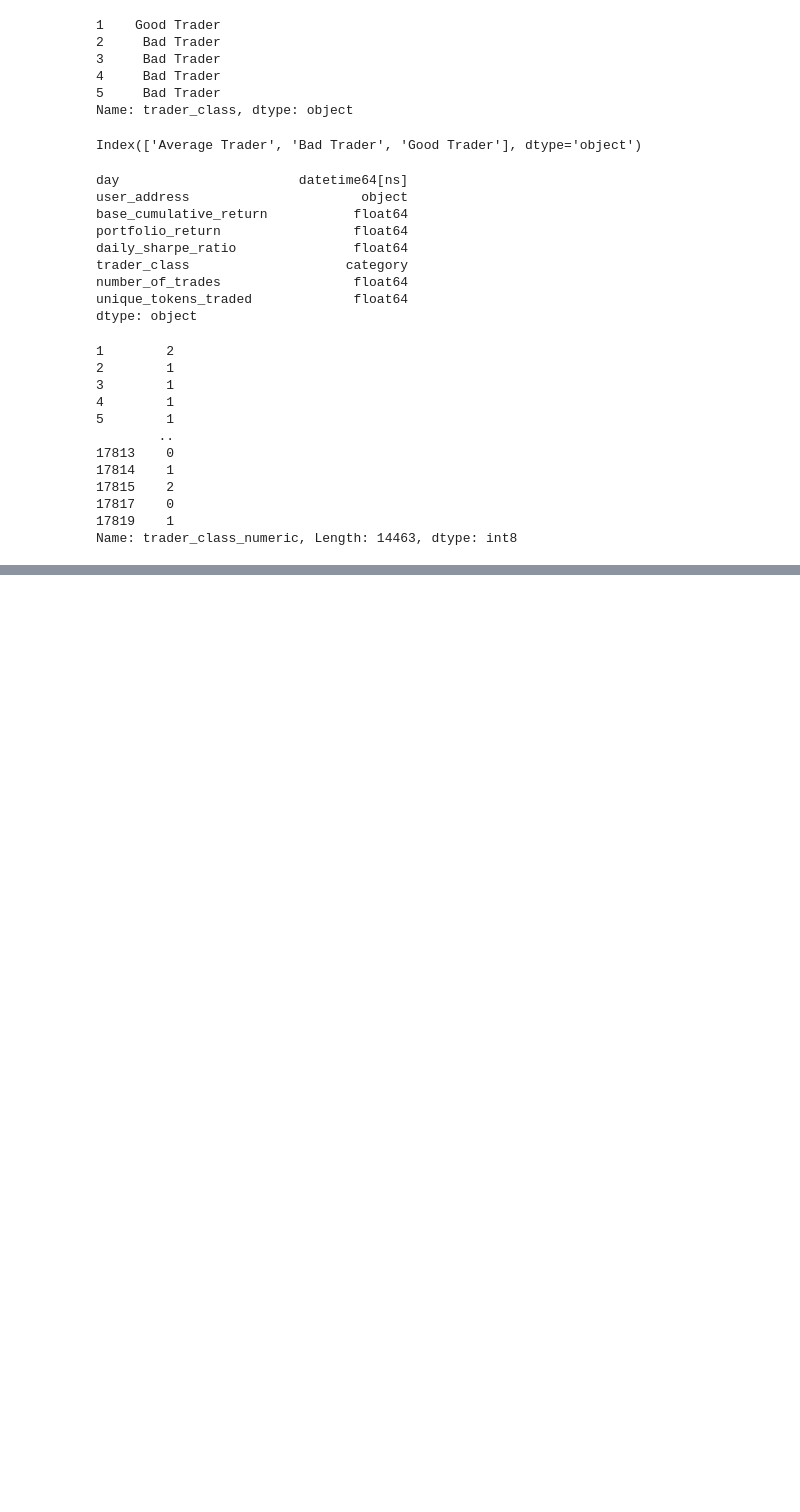
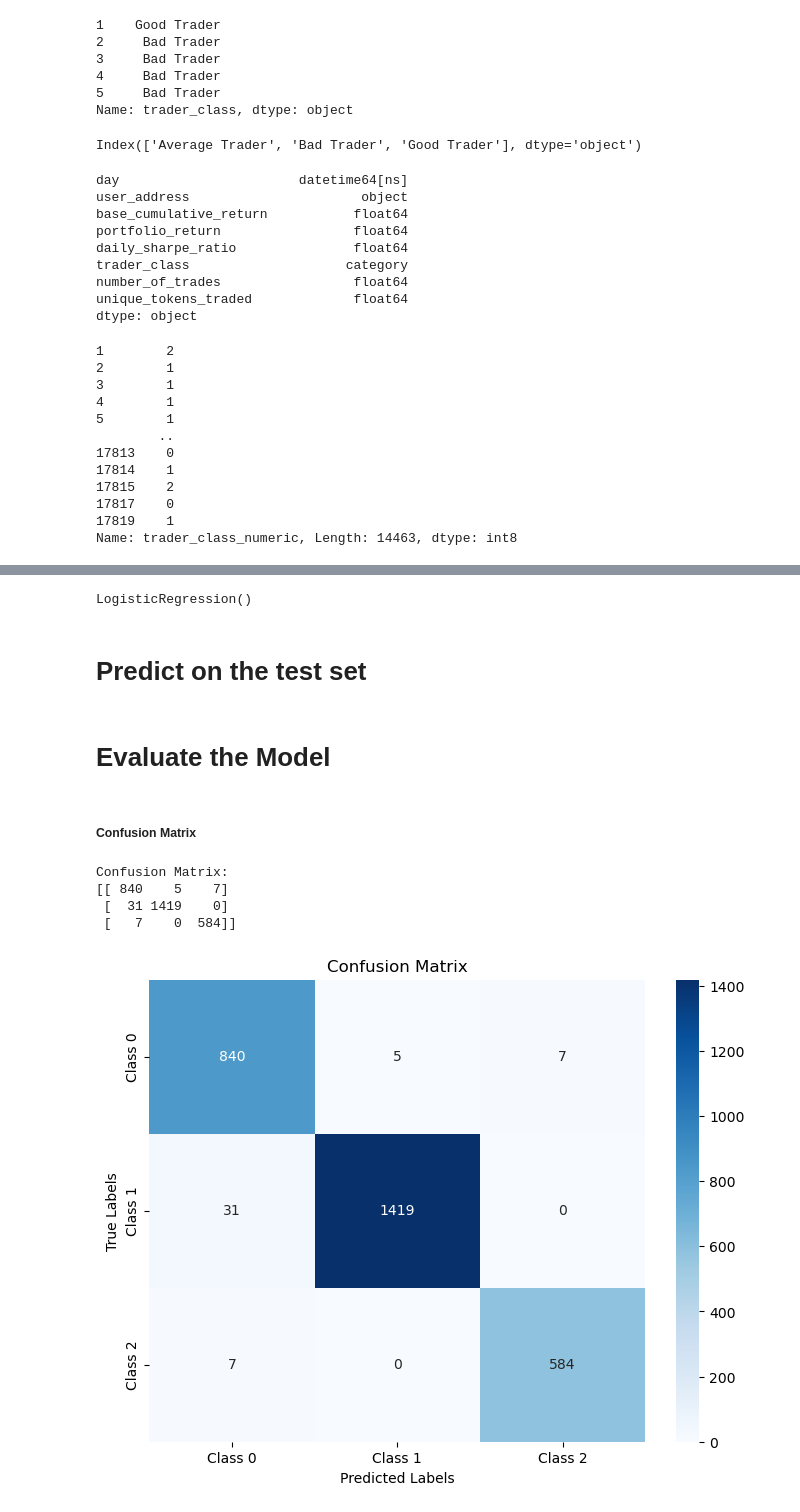
Before and after one commit to apostleoffinance/web3_ml, a Jupyter notebook: trader_classifier.ipynb, the cells around one changed output, grey strips where cells are left out. Saved outputs shown, nothing was run; the diff lists cells and outputs as text; code cells hidden in the pictures; blank space fills up the shorter version.

```diff
--- a/trader_classifier.ipynb
+++ b/trader_classifier.ipynb
@@ -568,0 +653,3 @@ df_cleaned.head()
+# %%
+#Split the data into training and testing sets.
+X_train, X_test, y_train, y_test = train_test_split(X_scaled, y, test_size=0.2, random_state=42)
@@ -568,0 +658,35 @@ df_cleaned.head()
+# %%
+#Train the logistic Regression Model
+log_reg = LogisticRegression()
+log_reg.fit(X_train, y_train)
+# %% [output]
+LogisticRegression()
+# %% [markdown]
+# Predict on the test set
+# %%
+y_pred = log_reg.predict(X_test)
+# %% [markdown]
+# Evaluate the Model
+# %% [markdown]
+##### Confusion Matrix
+# %%
+cm = confusion_matrix(y_test, y_pred)
+print("Confusion Matrix:")
+print(cm)
+# %% [output]
+Confusion Matrix:
+[[ 840    5    7]
+ [  31 1419    0]
+ [   7    0  584]]
+# %%
+# Create a heatmap
+plt.figure(figsize=(8, 6))
+sns.heatmap(cm, annot=True, fmt="d", cmap="Blues", xticklabels=["Class 0", "Class 1", "Class 2"], yticklabels=["Class 0", "Class 1", "Class 2"])
+plt.title("Confusion Matrix")
+plt.xlabel("Predicted Labels")
+plt.ylabel("True Labels")
+plt.show()
+
+#Result: Correct predictions (True Positives for each class).
+# %% [output]
+[figure, added]
```
Also changed, not shown: parts of 26 cells of this notebook.
